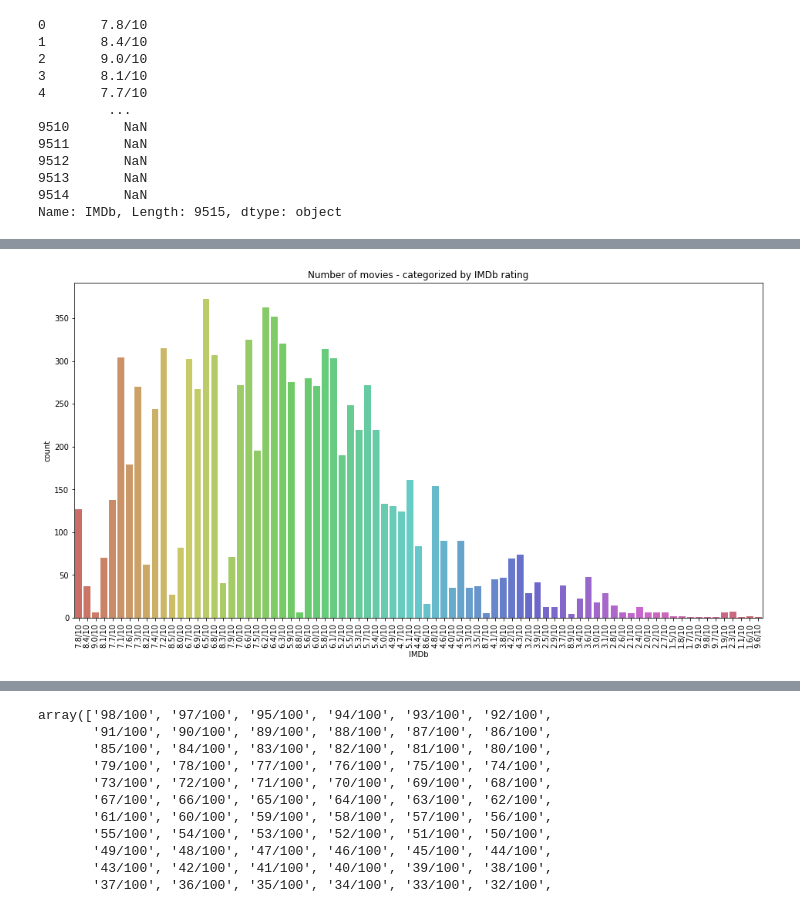
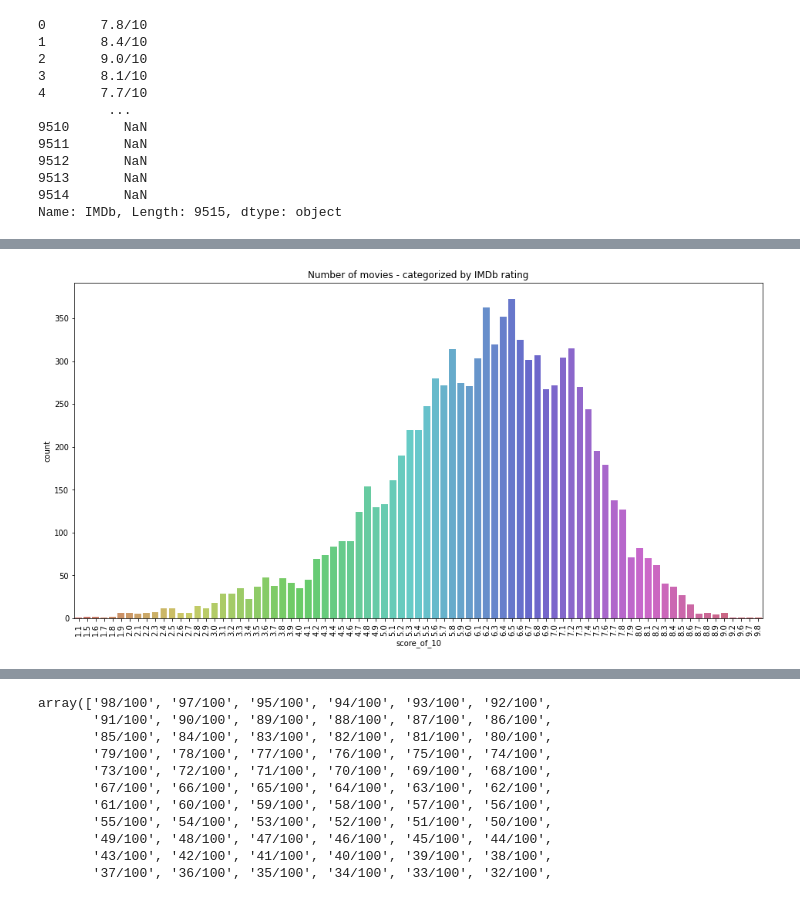
Before and after one commit to IronMan2483/streaming_movies, a Jupyter notebook: notebook/notebook_streaming.ipynb, the cells around one changed output, grey strips where cells are left out. Cells and saved outputs as stored; diff of their text form; code cells hidden in the pictures.

Commit message:
csv files and plots

```diff
--- a/notebook/notebook_streaming.ipynb
+++ b/notebook/notebook_streaming.ipynb
@@ -864,0 +884,4 @@ Name: IMDb, Length: 9515, dtype: object
+# %%
+# split path by forward slash to get subdirectories
+movies_imdb = movies["IMDb"].str.split('/', expand=True)
+movies_imdb
@@ -864,0 +930,12 @@ Name: IMDb, Length: 9515, dtype: object
+# %%
+movies_imdb['score_of_10'] = movies_imdb[0].astype(float, errors = 'raise')
+# %%
+movies_imdb['score_<2.0'] = movies_imdb['score_of_10'].apply(lambda x: 1 if x < 2.0 else 0)
+movies_imdb['score_2.0-3.0'] = movies_imdb['score_of_10'].apply(lambda x: 1 if (x >=2.0 and x <=3.0) else 0)
+movies_imdb['score_3.1-4.0'] = movies_imdb['score_of_10'].apply(lambda x: 1 if (x > 3.0 and x <=4.0) else 0)
+movies_imdb['score_4.1-5.0'] = movies_imdb['score_of_10'].apply(lambda x: 1 if (x > 4.0 and x <=5.0) else 0)
+movies_imdb['score_5.1-6.0'] = movies_imdb['score_of_10'].apply(lambda x: 1 if (x > 5.0 and x <=6.0) else 0)
+movies_imdb['score_6.1-7.0'] = movies_imdb['score_of_10'].apply(lambda x: 1 if (x > 6.0 and x <=7.0) else 0)
+movies_imdb['score_7.1-8.0'] = movies_imdb['score_of_10'].apply(lambda x: 1 if (x > 7.0 and x <=8.0) else 0)
+movies_imdb['score_8.1-9.0'] = movies_imdb['score_of_10'].apply(lambda x: 1 if (x > 8.0 and x <=9.0) else 0)
+movies_imdb['score_9.1-10.0'] = movies_imdb['score_of_10'].apply(lambda x: 1 if (x > 9.0 and x <=10.0) else 0)
@@ -864,0 +964,2 @@ Name: IMDb, Length: 9515, dtype: object
+# %%
+movies_imdb.drop([0,1], axis=1, inplace=True)
@@ -865,7 +984,7 @@ Name: IMDb, Length: 9515, dtype: object
 # %%
   plt.figure(figsize=(16,8))
   plt.title('Number of movies - categorized by IMDb rating')
-  sns.countplot(x=movies['IMDb'], palette='hls')
+  sns.countplot(x=movies_imdb['score_of_10'], palette='hls')
   plt.xticks(rotation='vertical');
 # %% [output]
-[figure, old version]
+[figure, new version]
```
Also changed, not shown: parts of 25 cells of this notebook, 4 other files.
